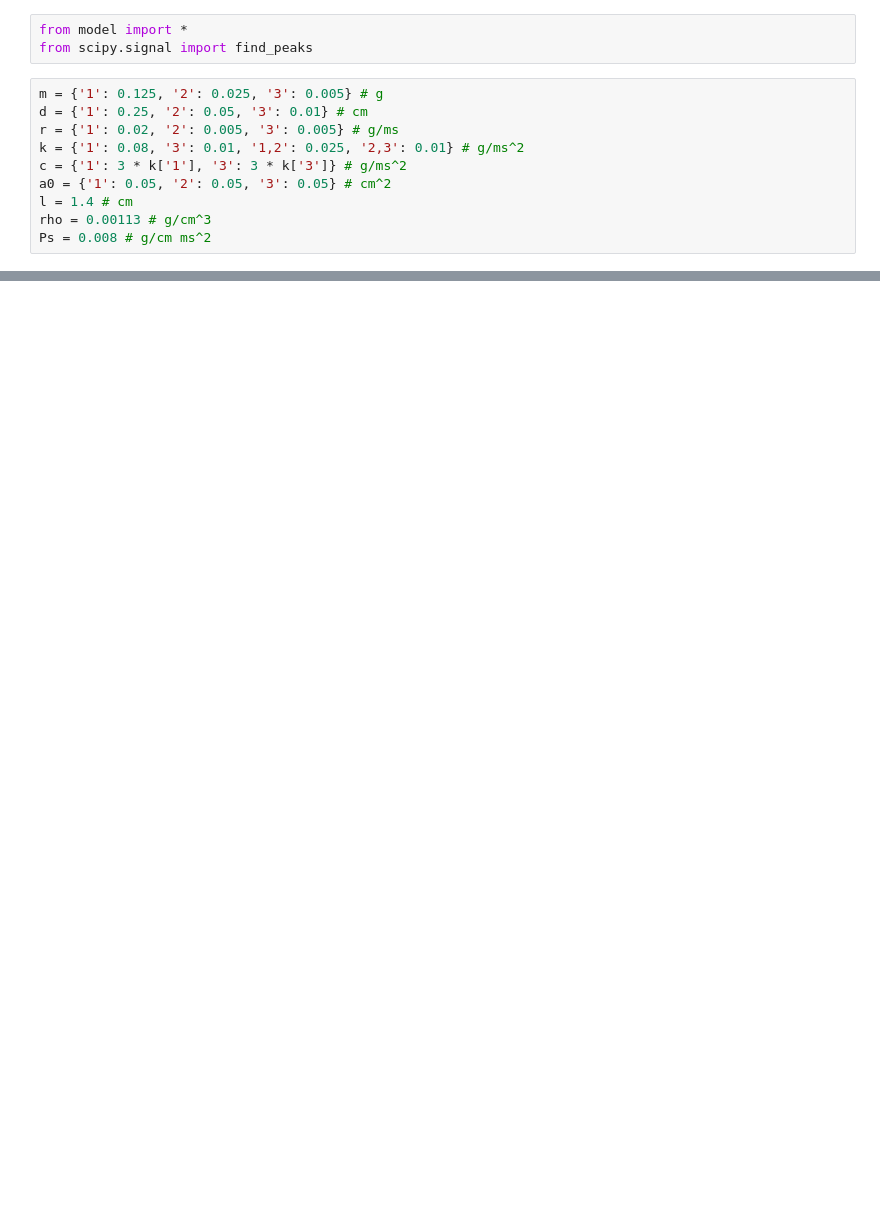
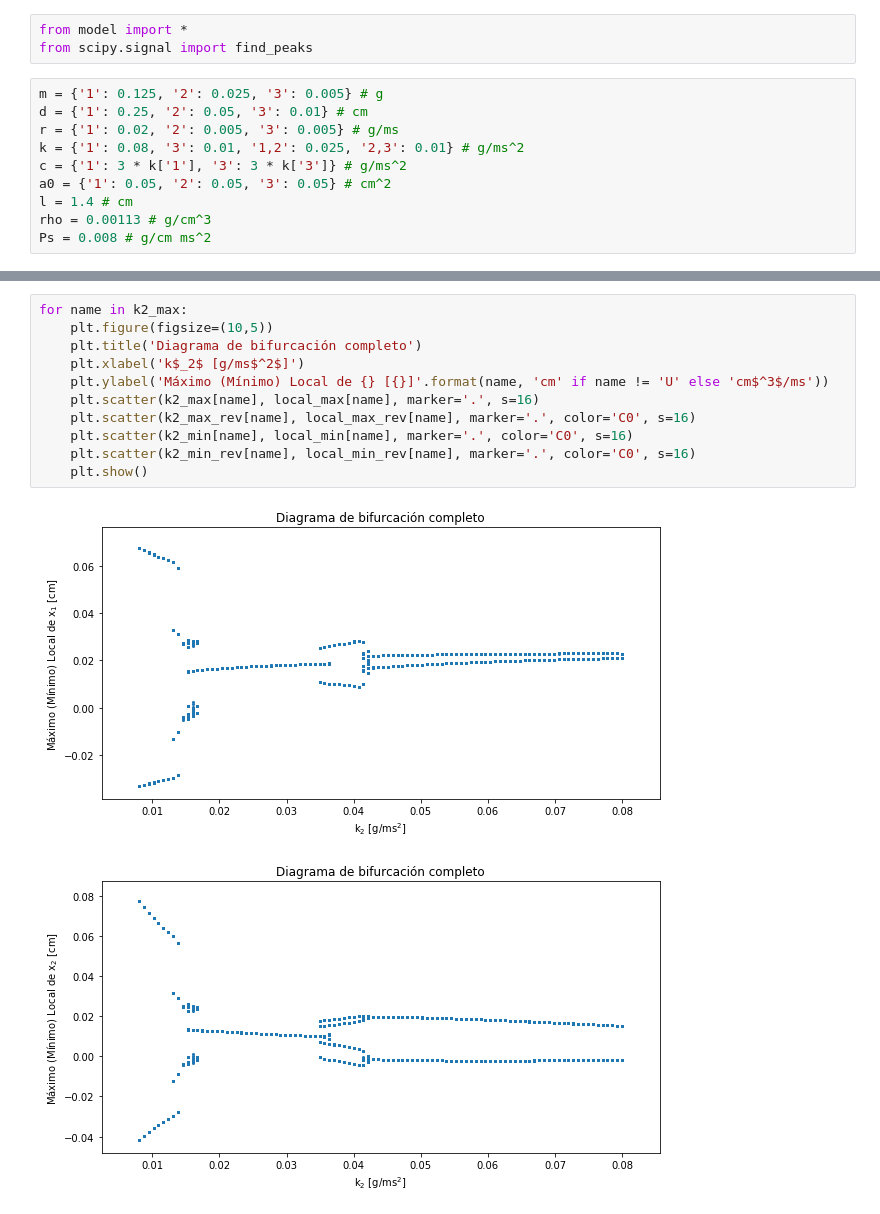
Before and after one commit to Kajachuan/simulacion, a Jupyter notebook: Bifurcaciones k2.ipynb, the cells around one changed output, grey strips where cells are left out. Saved outputs shown, nothing was run; the diff lists cells and outputs as text; blank space fills up the shorter version.

```diff
--- a/Bifurcaciones k2.ipynb
+++ b/Bifurcaciones k2.ipynb
@@ -59,0 +95,14 @@ plt.show()
+# %%
+for name in k2_max:
+    plt.figure(figsize=(10,5))
+    plt.title('Diagrama de bifurcación completo')
+    plt.xlabel('k$_2$ [g/ms$^2$]')
+    plt.ylabel('Máximo (Mínimo) Local de {} [{}]'.format(name, 'cm' if name != 'U' else 'cm$^3$/ms'))
+    plt.scatter(k2_max[name], local_max[name], marker='.', s=16)
+    plt.scatter(k2_max_rev[name], local_max_rev[name], marker='.', color='C0', s=16)
+    plt.scatter(k2_min[name], local_min[name], marker='.', color='C0', s=16)
+    plt.scatter(k2_min_rev[name], local_min_rev[name], marker='.', color='C0', s=16)
+    plt.show()
+# %% [output]
+[figure, added]
+[figure, added]
```
Also changed, not shown: parts of 7 cells of this notebook.
